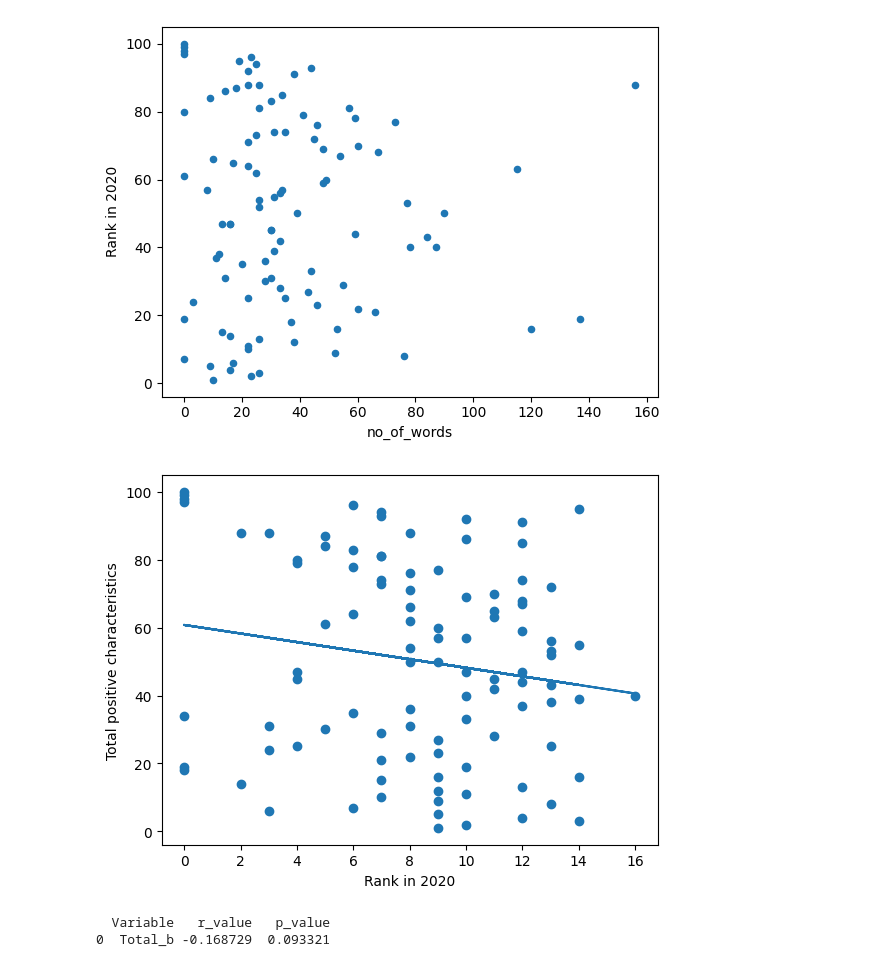
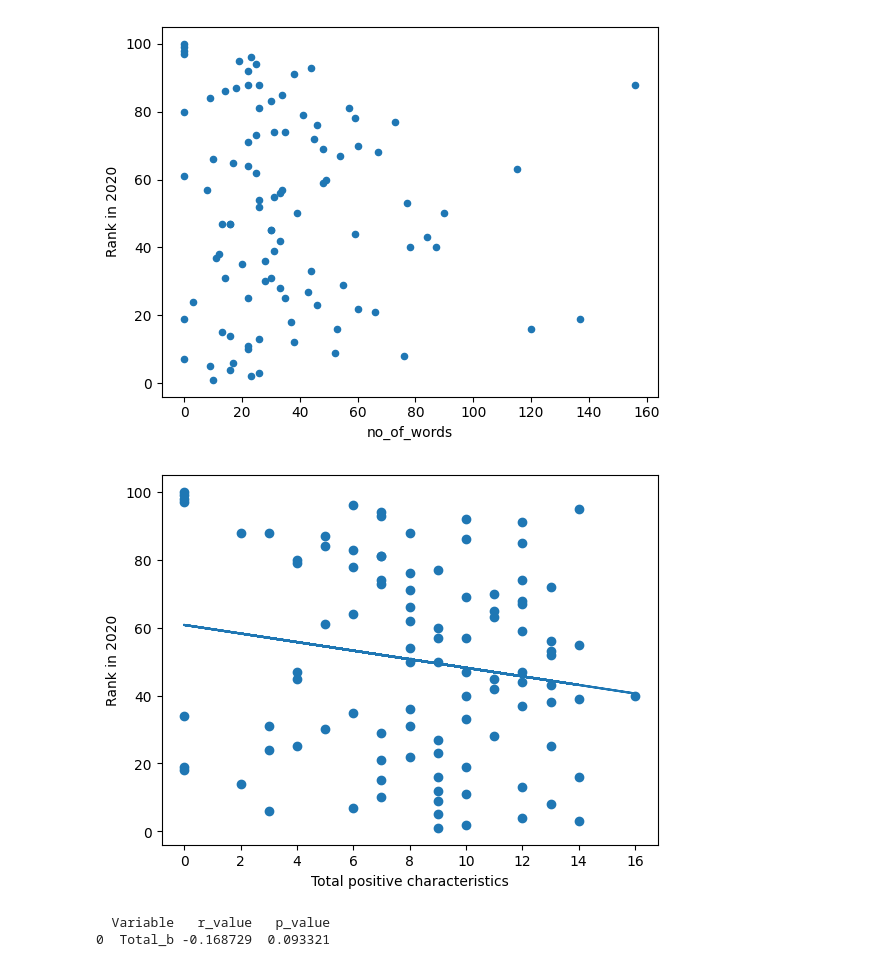
Before and after one commit to SebastianWikt/DS4002-P1, a Jupyter notebook: Scripts/Project_1_text_analysis.ipynb, the cells around one changed output. Cells and saved outputs as stored; diff of their text form; code cells hidden in the pictures.

```diff
--- a/Scripts/Project_1_text_analysis.ipynb
+++ b/Scripts/Project_1_text_analysis.ipynb
@@ -183,36 +165,36 @@ data['Total_b'] = data[['Realistic_b', 'Shorter_b', 'Easy to communicate_b', 'Ea
 
 total_table = None
 total_table = printRandP(data, 'Total_b', 'Rank in 2020', total_table)
-plt.xlabel('Rank in 2020')
-plt.ylabel('Total positive characteristics')
+plt.xlabel('Total positive characteristics')
+plt.ylabel('Rank in 2020')
 scatterAndLine(data['Total_b'], data['Rank in 2020'])
 print(total_table)
 
 table = None
 table = printRandP(data, 'Realistic_b', 'Rank in 2020', table)
 table = printRandP(data, 'Shorter_b', 'Rank in 2020', table)
 table = printRandP(data, 'Easy to communicate_b', 'Rank in 2020', table)
 table = printRandP(data, 'Easy to memorize_b', 'Rank in 2020', table)
 table = printRandP(data, 'Easy to be explained_b', 'Rank in 2020', table)
 table = printRandP(data, 'Focused_b', 'Rank in 2020', table)
 table = printRandP(data, 'Unique_b', 'Rank in 2020', table)
 table = printRandP(data, 'Philosophy_b', 'Rank in 2020', table)
 table = printRandP(data, 'Self-concept_b', 'Rank in 2020', table)
 table = printRandP(data, 'Concern for public image_b', 'Rank in 2020', table)
 table = printRandP(data, 'Concern for employees_b', 'Rank in 2020', table)
 table = printRandP(data, 'Broad in scope_b', 'Rank in 2020', table)
 table = printRandP(data, 'Socially responsible_b', 'Rank in 2020', table)
 table = printRandP(data, 'Environmentally responsible_b', 'Rank in 2020', table)
 table = printRandP(data, 'Reconciliatory_b', 'Rank in 2020', table)
 table = printRandP(data, 'Enduring_b', 'Rank in 2020', table)
 
 # print(table)
 
 
 # Calculate the point-biserial correlation between the binary column and the 'Rank in 2020'
 # print(data['Realistic_b'])
 # %% [output]
-[figure, old version]
+[figure, new version]
   Variable   r_value   p_value
 0  Total_b -0.168729  0.093321
 # %%
```
Also changed, not shown: parts of 2 cells of this notebook.
